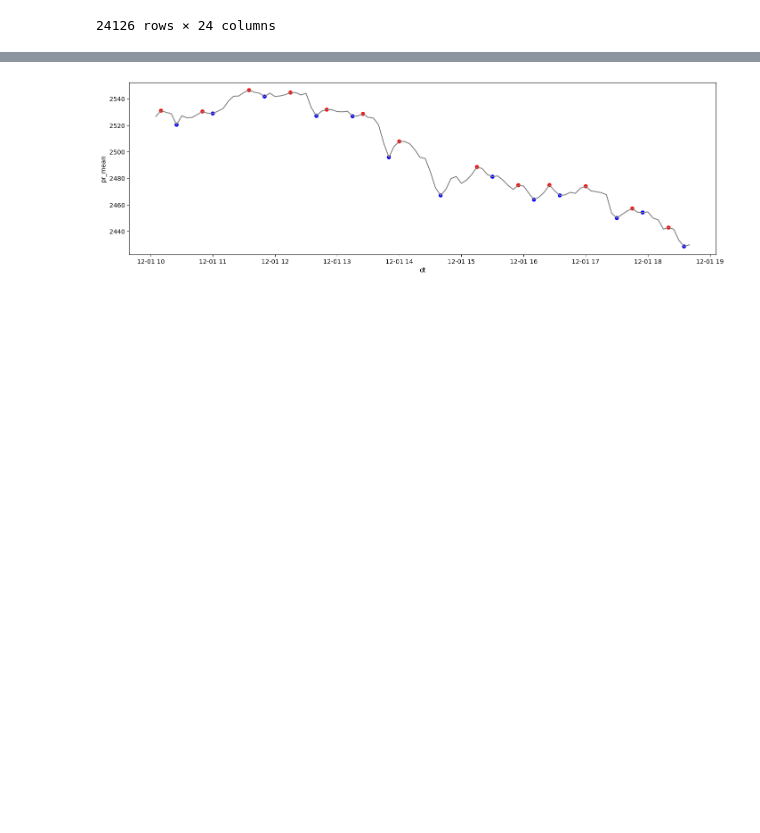
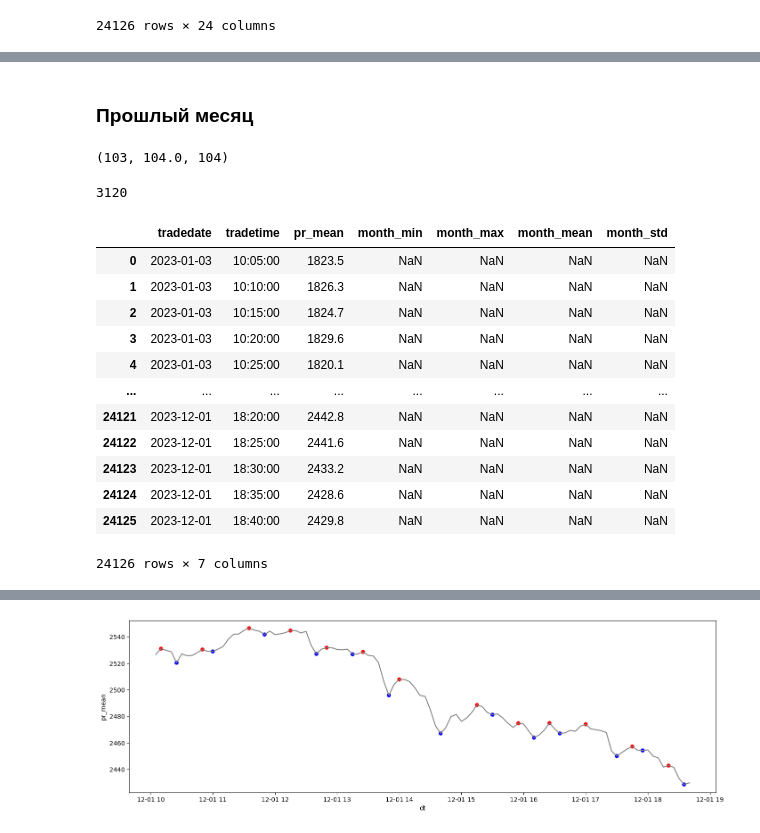
Before and after one commit to slivka83/algopack_simple_bot, a Jupyter notebook: notebooks/Model.ipynb, the cells around one changed output, grey strips where cells are left out. Saved outputs shown, nothing was run; the diff lists cells and outputs as text; code cells hidden in the pictures; blank space fills up the shorter version.

```diff
--- a/notebooks/Model.ipynb
+++ b/notebooks/Model.ipynb
@@ -107,0 +124,3 @@ df
+# %%
+for a in ['min','max','mean','std']:
+    df[f'year_{a}'] = df.groupby('tradedate')['pr_mean'].transform(lambda s: s.rolling(12).agg(a))
@@ -107,0 +142,9 @@ df
+# %%
+agg_temp = df.groupby('tradedate')['pr_mean'].agg(['min','max','mean','std'])
+agg_temp.columns = [f'ytd_{col}' for col in agg_temp.columns]
+agg_temp = agg_temp.reset_index()
+agg_temp['tradedate'] = agg_temp['tradedate'] + timedelta(days=1)
+
+df = df.merge(agg_temp, on='tradedate', how='left')
+
+agg_temp
@@ -107,0 +165,30 @@ df
+# %% [markdown]
+### Прошлый месяц
+# %%
+temp = df.groupby('tradedate').size()
+temp.min(), temp.median(), temp.max()
+# %% [output]
+(103, 104.0, 104)
+# %%
+104 * 30
+# %% [output]
+3120
+# %%
+month_temp = df[['tradedate','tradetime','pr_mean']].copy()
+for a in ['min','max','mean','std']:
+    month_temp[f'month_{a}'] = month_temp.groupby('tradedate')['pr_mean'].transform(lambda s: s.rolling(3120).agg(a))
+month_temp
+# %% [output]
+|  | tradedate | tradetime | pr_mean | month_min | month_max | month_mean | month_std |
+| 0 | 2023-01-03 | 10:05:00 | 1823.5 | NaN | NaN | NaN | NaN |
+| 1 | 2023-01-03 | 10:10:00 | 1826.3 | NaN | NaN | NaN | NaN |
+| 2 | 2023-01-03 | 10:15:00 | 1824.7 | NaN | NaN | NaN | NaN |
+| 3 | 2023-01-03 | 10:20:00 | 1829.6 | NaN | NaN | NaN | NaN |
+| 4 | 2023-01-03 | 10:25:00 | 1820.1 | NaN | NaN | NaN | NaN |
+| ... | ... | ... | ... | ... | ... | ... | ... |
+| 24121 | 2023-12-01 | 18:20:00 | 2442.8 | NaN | NaN | NaN | NaN |
+| 24122 | 2023-12-01 | 18:25:00 | 2441.6 | NaN | NaN | NaN | NaN |
+| 24123 | 2023-12-01 | 18:30:00 | 2433.2 | NaN | NaN | NaN | NaN |
+| 24124 | 2023-12-01 | 18:35:00 | 2428.6 | NaN | NaN | NaN | NaN |
+| 24125 | 2023-12-01 | 18:40:00 | 2429.8 | NaN | NaN | NaN | NaN |
+24126 rows × 7 columns
```
Also changed, not shown: parts of 12 cells of this notebook.
